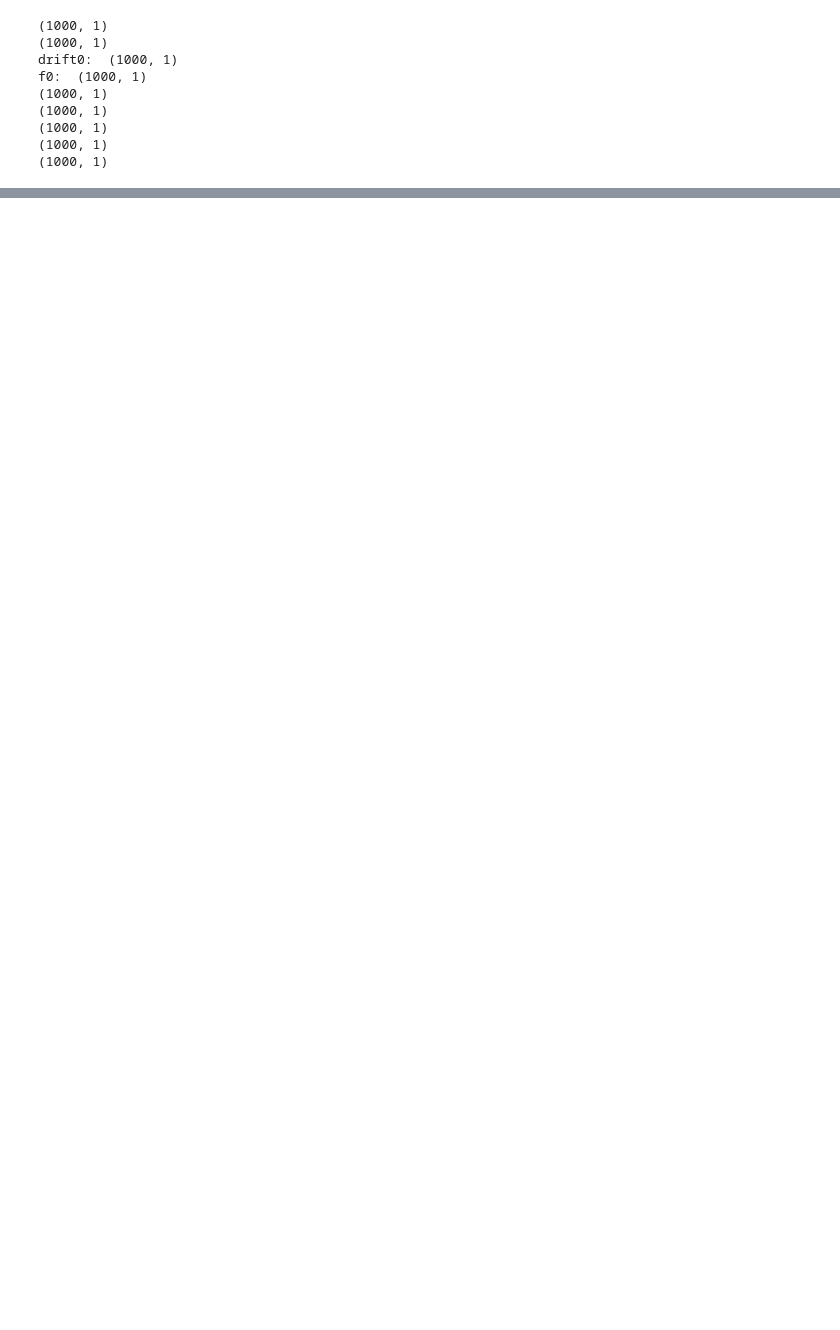
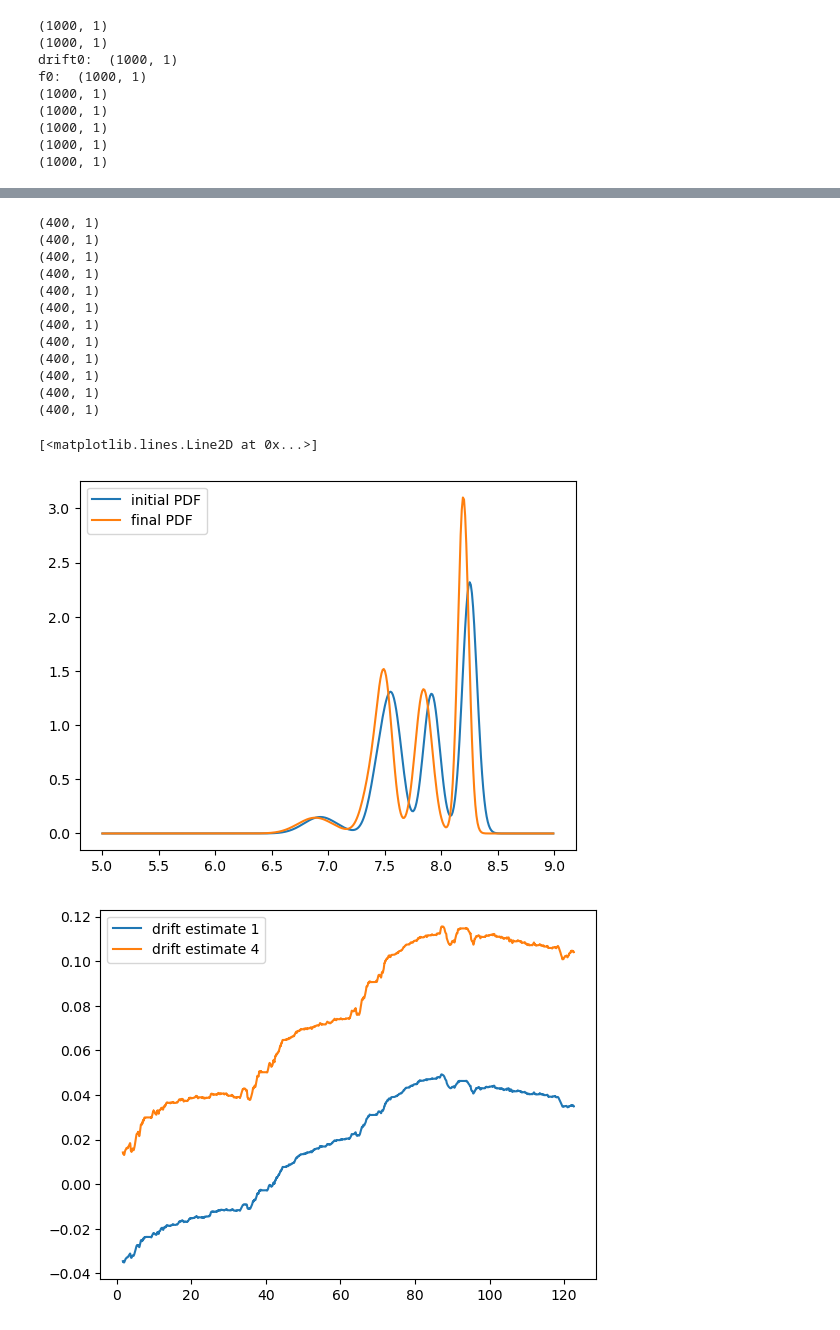
Before and after one commit to TRIMBAlab/scale-inference-pitch-drift, a Jupyter notebook: SIPD_script.ipynb, the cells around one changed output, grey strips where cells are left out. Drawn from its saved outputs; the diff is of its cells as text; code cells hidden in the pictures; blank space fills up the shorter version.

```diff
--- a/SIPD_script.ipynb
+++ b/SIPD_script.ipynb
@@ -162,17 +166,33 @@ f0:  (1428, 1)
 # %%
 xlist = np.arange(5, 9, .01)
 
 pdf_0 = SIPD_utils.get_pdf(m.all_scales[0], xlist.reshape(-1, 1))
 pdf_end = SIPD_utils.get_pdf(m.all_scales[-1], xlist.reshape(-1, 1))
 
 plt.plot(xlist, pdf_0 )
 plt.plot(xlist, pdf_end )
 plt.legend(['initial PDF', 'final PDF', 'true PDF'])
 plt.figure()
-plt.plot(m.all_drift[1])
-plt.plot(m.all_drift[4])
+plt.plot(t_list, m.all_drift[1])
+plt.plot(t_list, m.all_drift[4])
 plt.legend(["drift estimate 1", "drift estimate 4", "true drift"])
 
 plt.figure()
-plt.plot(m.all_f0[0])
-plt.plot(m.all_f0[3])
+plt.plot(t_list, m.all_f0[0])
+plt.plot(t_list, m.all_f0[3])
+# %% [output]
+(400, 1)
+(400, 1)
+(400, 1)
+(400, 1)
+(400, 1)
+(400, 1)
+(400, 1)
+(400, 1)
+(400, 1)
+(400, 1)
+(400, 1)
+(400, 1)
+[<matplotlib.lines.Line2D at 0x...>]
+[figure, added]
+[figure, added]
```
Also changed, not shown: parts of 7 cells of this notebook, 2 other files.
